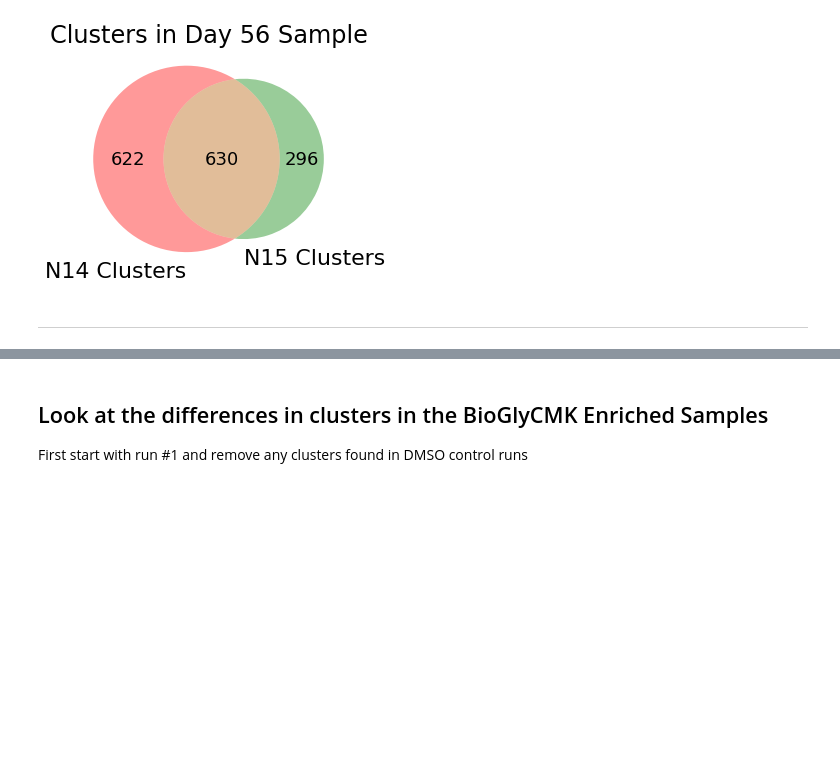
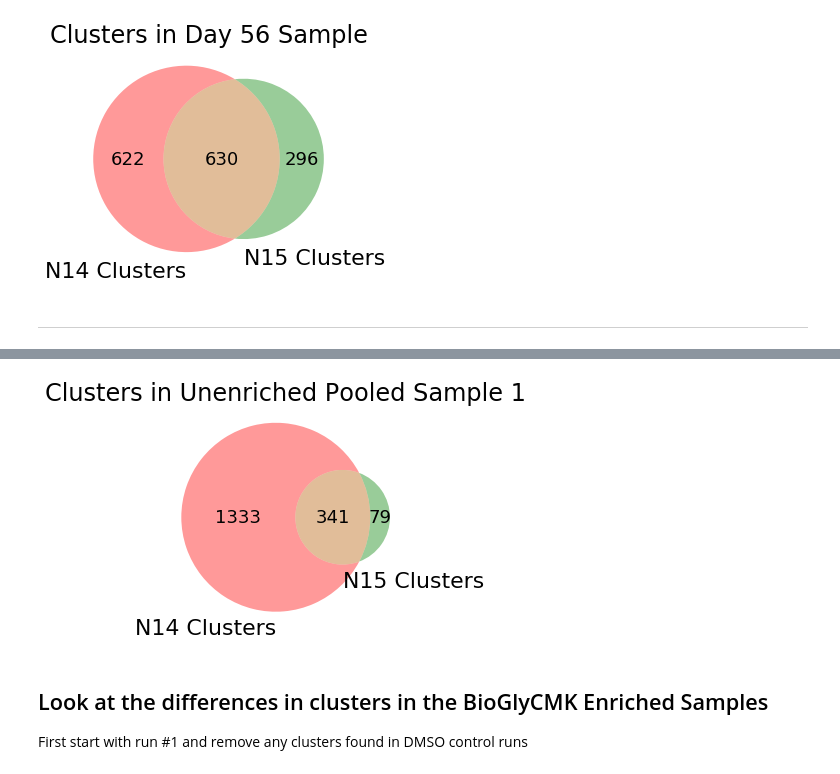
Before and after one commit to mmayers12/n15_mice, a Jupyter notebook: ipynbs/Cluster-Analysis.ipynb, the cells around one changed output, grey strips where cells are left out. Saved outputs shown, nothing was run; the diff lists cells and outputs as text; code cells hidden in the pictures; blank space fills up the shorter version.

```diff
--- a/ipynbs/Cluster-Analysis.ipynb
+++ b/ipynbs/Cluster-Analysis.ipynb
@@ -398,3 +447,20 @@ plt.title("Clusters in Day 56 Sample", size = 24);
+# %%
+n14 = 'UL_Mix_Pool_1'
+n15 = 'UL_Mix_Pool_N_1'
+
+n14_c = set(p.cluster_id for p in protein_clusters[n14])
+n15_c = set(p.cluster_id for p in protein_clusters[n15])
+
+fig = plt.figure()
+fig.set_tight_layout(False)
+v = venn2([n14_c, n15_c], ['N14 Clusters', 'N15 Clusters'])
+for txt in v.set_labels:
+    txt.set_fontsize(22)
+for text in v.subset_labels:
+    text.set_fontsize(18)
+plt.title("Clusters in Unenriched Pooled Sample 1", size = 24);
+# %% [output]
+[figure, added]
 # %% [markdown]
 ## Look at the differences in clusters in the BioGlyCMK Enriched Samples
 
```
Also changed, not shown: parts of 6 cells of this notebook.
